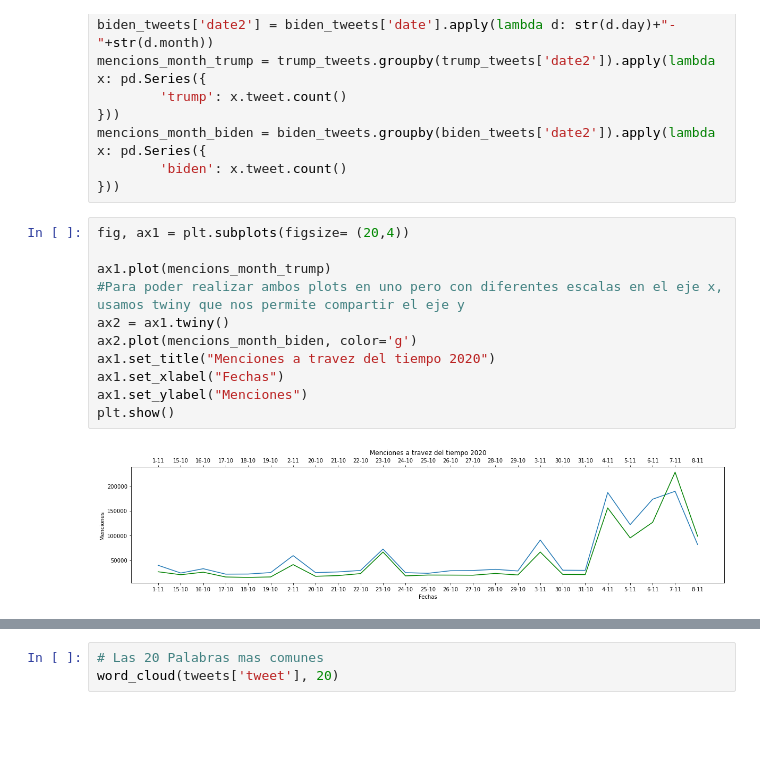
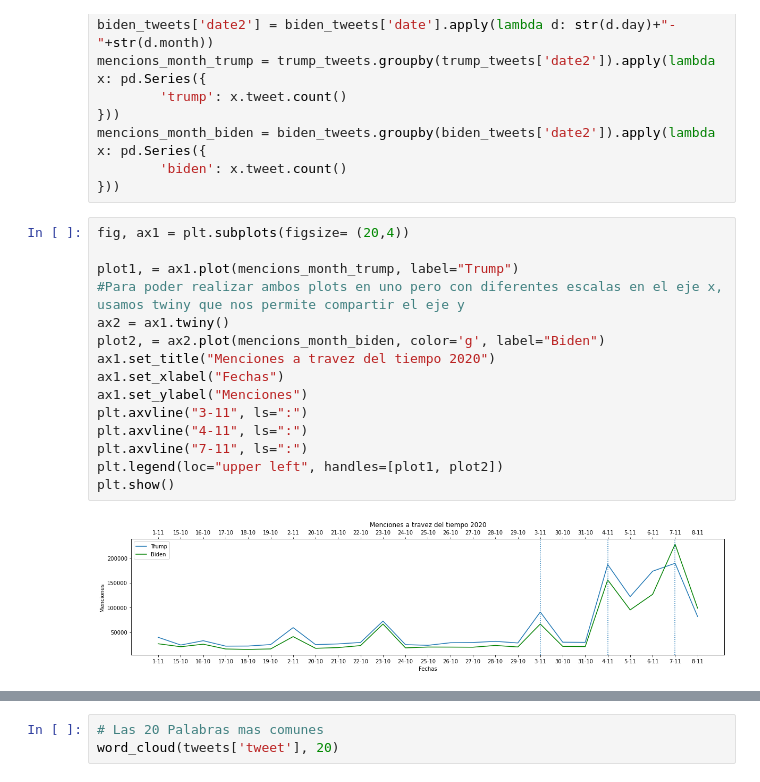
Before and after one commit to josue2510/Data_science_2020_election_support, a Jupyter notebook: Procesamiento.ipynb, the cells around one changed output, grey strips where cells are left out. Drawn from its saved outputs; the diff is of its cells as text; blank space fills up the shorter version.

Commit message:
Add plot descriptions

```diff
--- a/Procesamiento.ipynb
+++ b/Procesamiento.ipynb
@@ -135,13 +128,17 @@ mencions_month_biden = biden_tweets.groupby(biden_tweets['date2']).apply(lambda
 # %%
 fig, ax1 = plt.subplots(figsize= (20,4))
 
-ax1.plot(mencions_month_trump)
+plot1, = ax1.plot(mencions_month_trump, label="Trump")
 #Para poder realizar ambos plots en uno pero con diferentes escalas en el eje x, usamos twiny que nos permite compartir el eje y
 ax2 = ax1.twiny()
-ax2.plot(mencions_month_biden, color='g')
+plot2, = ax2.plot(mencions_month_biden, color='g', label="Biden")
 ax1.set_title("Menciones a travez del tiempo 2020")
 ax1.set_xlabel("Fechas")
 ax1.set_ylabel("Menciones")
+plt.axvline("3-11", ls=":")
+plt.axvline("4-11", ls=":")
+plt.axvline("7-11", ls=":")
+plt.legend(loc="upper left", handles=[plot1, plot2])
 plt.show()
 # %% [output]
-[figure, old version]
+[figure, new version]
```
Also changed, not shown: parts of 2 cells of this notebook.
